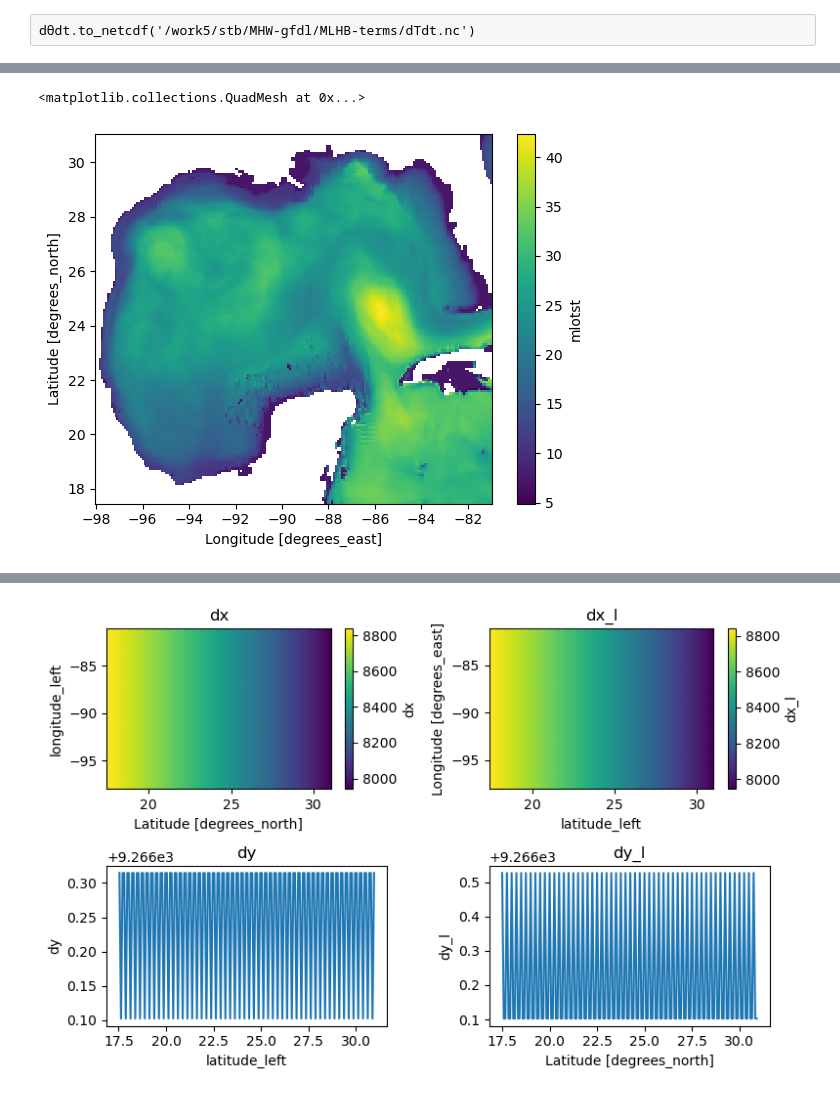
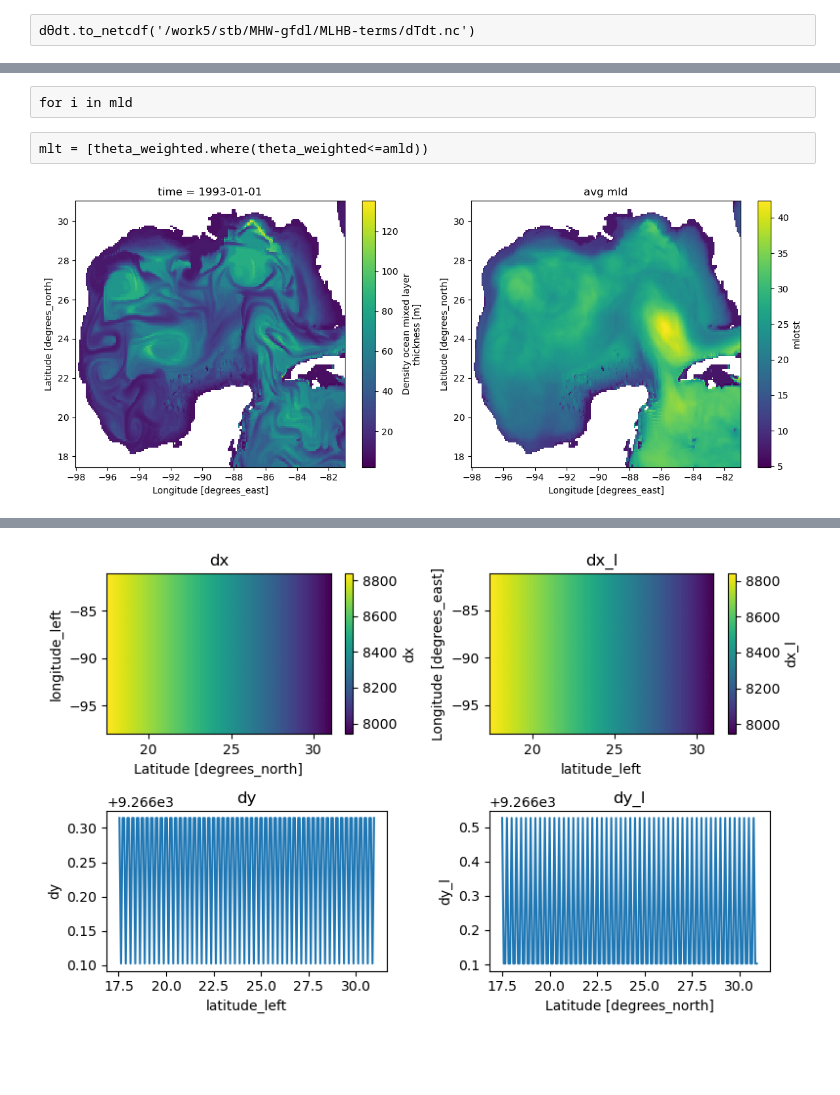
Before and after one commit to shanicetbailey/MHW-gfdl, a Jupyter notebook: 07-MLHB.ipynb, the cells around one changed output, grey strips where cells are left out. Drawn from its saved outputs; the diff is of its cells as text; code cells hidden in the pictures; blank space fills up the shorter version.

```diff
--- a/07-MLHB.ipynb
+++ b/07-MLHB.ipynb
@@ -612,3 +635,7 @@ v_weighted = ggom.vo.isel(depth=slice(1,None), longitude=slice(None,-1)) * vol
+# %% [raw]
+for i in mld
+# %% [raw]
+mlt = [theta_weighted.where(theta_weighted<=amld))
 # %%
 amld = ggom.mlotst.mean('time')
 
@@ -616,7 +643,10 @@ mlt = theta_weighted.where(theta_weighted.depth<=amld)
 mlu = u_weighted.where(u_weighted.depth<=amld)
 mlv = v_weighted.where(v_weighted.depth<=amld)
 # %%
-amld.plot()
+fig, (ax0,ax1) = plt.subplots(1,2, figsize=(12,5))
+ggom.mlotst[0].plot(ax=ax0)
+amld.plot(ax=ax1)
+ax1.set_title('avg mld')
+plt.tight_layout();
 # %% [output]
-<matplotlib.collections.QuadMesh at 0x...>
-[figure, old version]
+[figure, new version]
```
Also changed, not shown: parts of 27 cells of this notebook.
